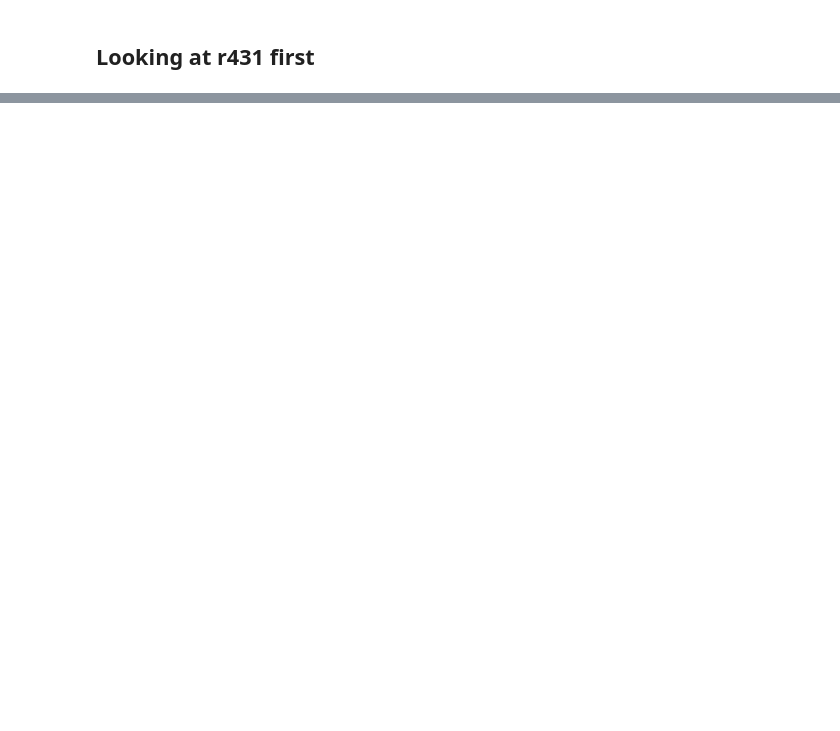
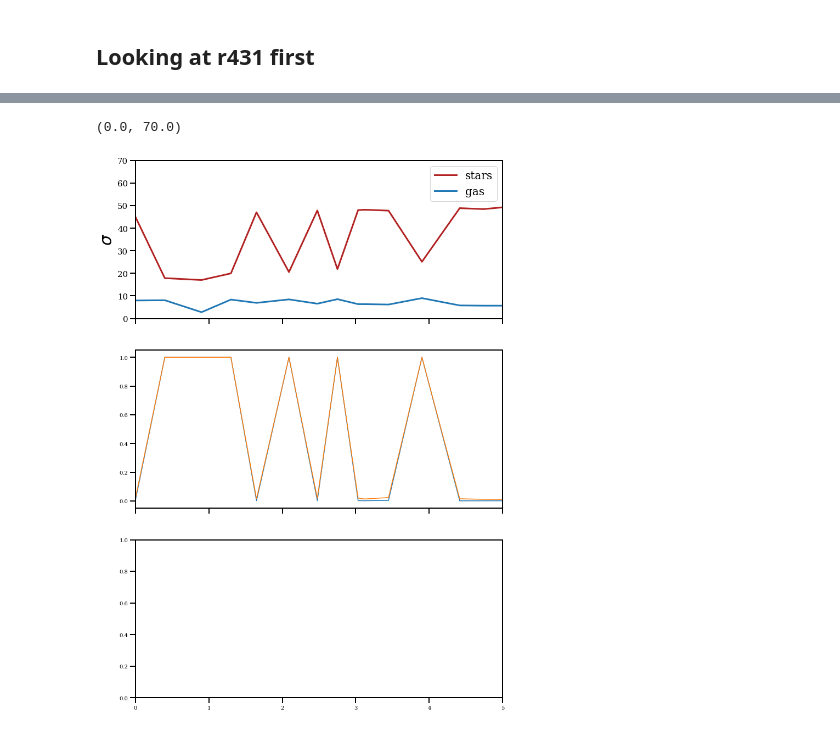
Before and after one commit to JosephWick/H1-merian, a Jupyter notebook: notebooks/BreathingPlots.ipynb, the cells around one changed output, grey strips where cells are left out. Drawn from its saved outputs; the diff is of its cells as text; code cells hidden in the pictures; blank space fills up the shorter version.

```diff
--- a/notebooks/BreathingPlots.ipynb
+++ b/notebooks/BreathingPlots.ipynb
@@ -65,0 +94,32 @@ axs[0].plot(data[''])
+# %%
+gal = cdmgals[0]
+data = pd.read_csv(datapath+'r'+str(gal)+'_qtys.txt')
+
+fig, axs = plt.subplots(3,1, facecolor='w', figsize=(12,18), sharex=True)
+tlim = 5
+
+# get lookback time
+tlookback = abs(data['t'] - max(data['t']))
+
+# top panel: sigma
+axs[0].plot(tlookback, data['sigma_star'], linewidth=3, color='firebrick')
+axs[0].plot(tlookback, data['sigma_gas'], linewidth=3, color='tab:blue')
+
+# middle panel: sSFR
+axs[1].plot(tlookback, data['sSFR_10'])
+axs[1].plot(tlookback, data['sSFR_100'])
+
+# prettify
+axs[0].set_xlim([0,tlim])
+axs[1].set_xlim([0,tlim])
+axs[2].set_xlim([0,tlim])
+
+axs[0].tick_params(axis='both', which='major', labelsize=15)
+
+axs[0].set_ylabel(r'$\sigma$', fontsize=30)
+
+axs[0].legend(['stars', 'gas'], fontsize=20)
+axs[0].set_ylim([0,70])
+# %% [output]
+(0.0, 70.0)
+[figure, added]
```
Also changed, not shown: parts of 14 cells of this notebook, 2 other files.
